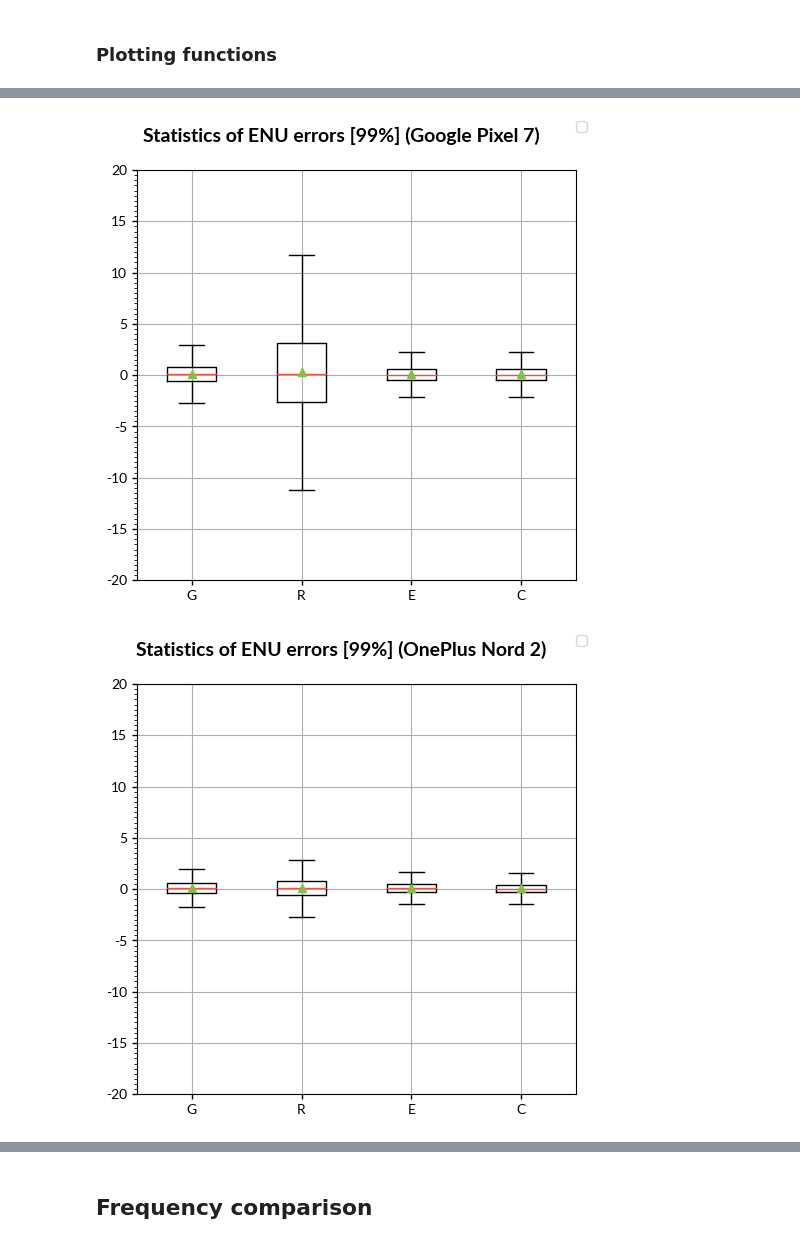
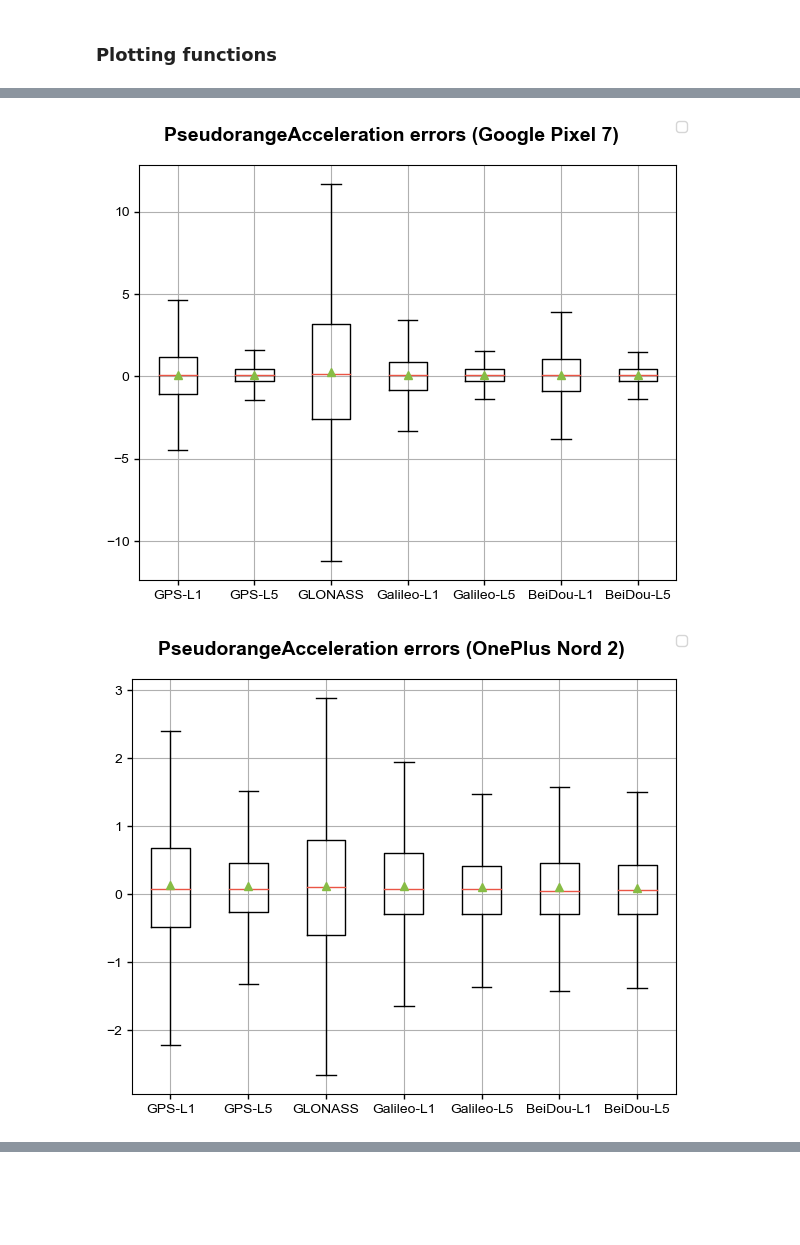
Before and after one commit to agrenier-gnss/MimirAnalyzer, a Jupyter notebook: jupyter/GNSS.ipynb, the cells around one changed output, grey strips where cells are left out. Drawn from its saved outputs; the diff is of its cells as text; code cells hidden in the pictures; blank space fills up the shorter version.

```diff
--- a/jupyter/GNSS.ipynb
+++ b/jupyter/GNSS.ipynb
@@ -70,5 +82,24 @@ All the log are parsed and transformed into panda dataframes.
 for log in logs:
     log['content'] = LogReader(log['filepath'], ['Raw', 'Fix'])
+# %%
+# Compute additional errors
+for log in logs:
+    log['content'].raw = log['content'].raw.sort_values(by=['prn', 'datetime'])
+
+    dt = log['content'].raw.groupby('prn')['datetime'].diff().dt.seconds.values
+
+    doppler = log['content'].raw.groupby('prn')['PseudorangeRateMetersPerSecond'].diff().div(dt, axis=0,)
+    log['content'].raw['DopplerError'] = doppler
+
+    phases = log['content'].raw.groupby('prn')['AccumulatedDeltaRangeMeters'].diff().div(dt, axis=0,)
+    log['content'].raw['PhaseVelocitiy'] = phases
+    log['content'].raw['PhaseError'] = phases.diff().div(dt, axis=0,)
+
+    log['content'].raw['PhaseMinusDoppler'] = log['content'].raw['PhaseVelocitiy'] - log['content'].raw['PseudorangeRateMetersPerSecond']
+
+# df = logs[0]['content'].raw.loc[logs[0]['content'].raw['prn'].isin(['G30-L1']), ['prn', 'AccumulatedDeltaRangeMeters', 'PhaseError']]
+
+# logs[0]['content'].raw.groupby('prn')['datetime'].diff().dt.seconds.values
 # %% [markdown]
 # Position analysis
 # %% [markdown]
@@ -379,5 +458,5 @@ plotHistPerSystem(logs, ('G', 'E'), 'PseudorangeAcceleration', absolute=True)
 # %%
-plotStatisticsData(logs, ('G', 'R', 'E', 'C'), 'PseudorangeAcceleration', mode='box')
+plotStatisticsData(logs, 'PseudorangeAcceleration', ('G', 'R', 'E', 'C'), (1, 5), mode='box')
 # %% [output]
-[figure, old version]
+[figure, new version]
-[figure, old version]
+[figure, new version]
@@ -386,2 +464,0 @@ plotStatisticsData(logs, ('G', 'R', 'E', 'C'), 'PseudorangeAcceleration', mode='
-# %% [markdown]
-## Frequency comparison
```
Also changed, not shown: parts of 21 cells of this notebook, 2 other files.
